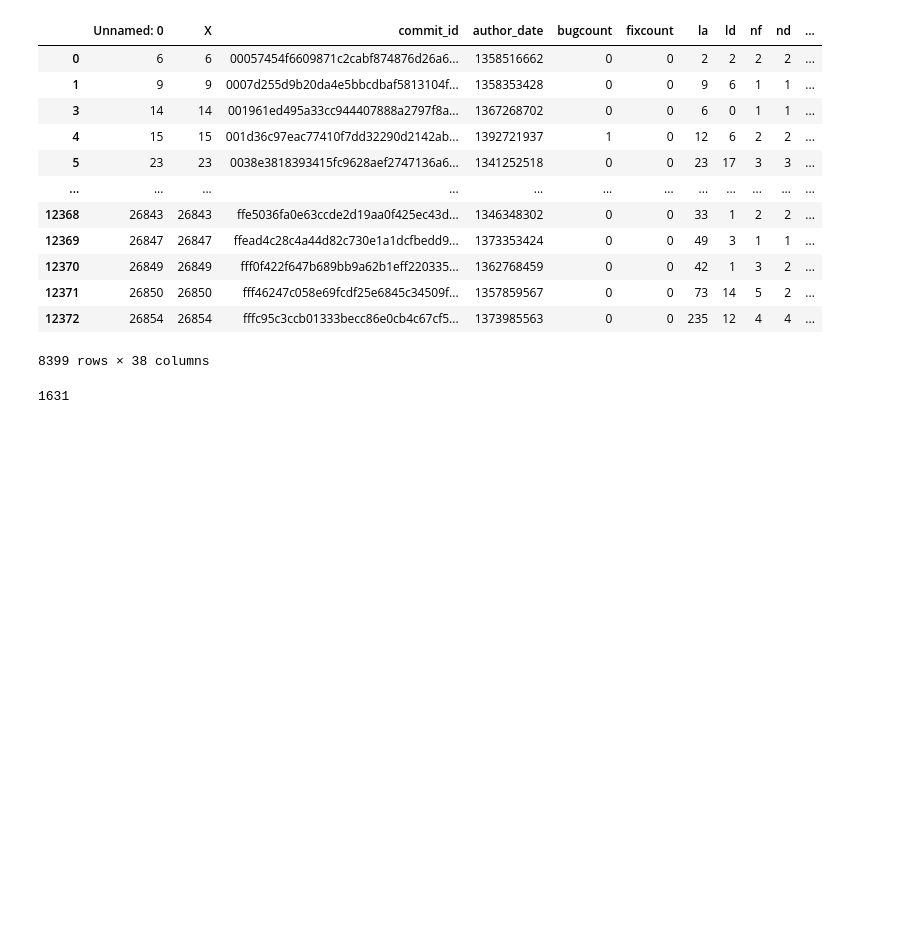
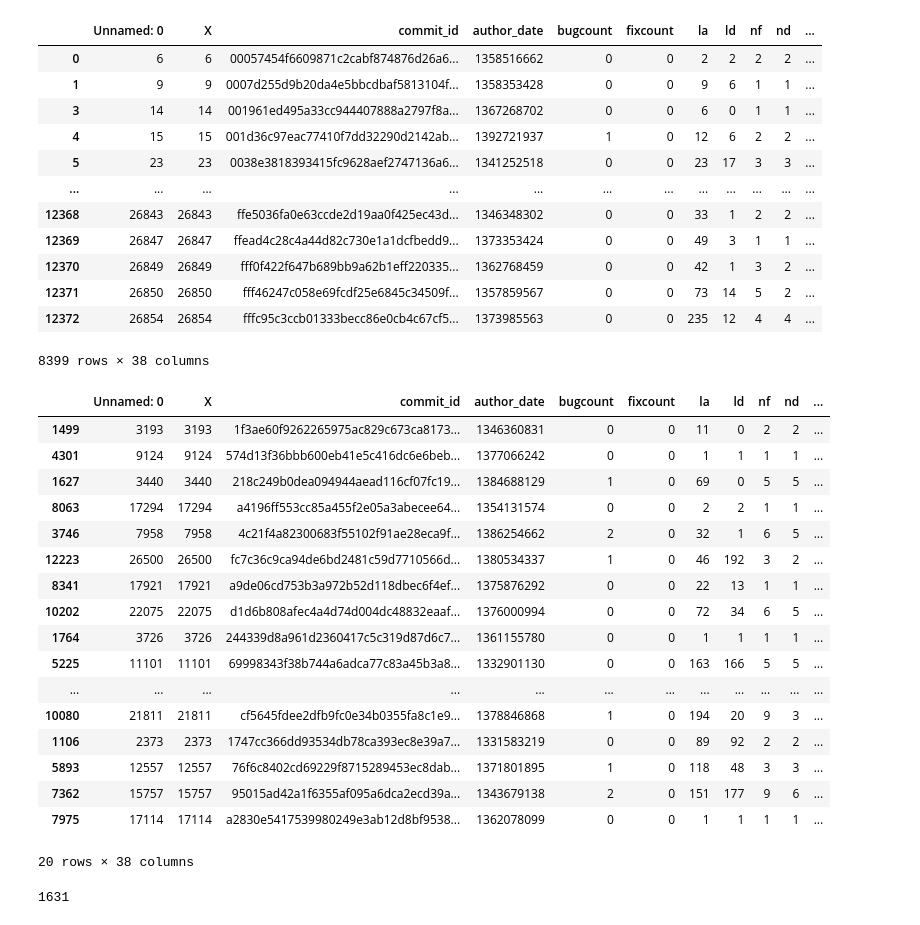
Before and after one commit to uw-swag/jit-bugpred, a Jupyter notebook: notebooks/moving_target.ipynb, the cells around one changed output. Saved outputs shown, nothing was run; the diff lists cells and outputs as text; code cells hidden in the pictures; blank space fills up the shorter version.

```diff
--- a/notebooks/moving_target.ipynb
+++ b/notebooks/moving_target.ipynb
@@ -607,6 +601,28 @@ rawdata
 | 12371 | 26850 | 26850 | fff46247c058e69fcdf25e6845c34509f... | 1357859567 | 0 | 0 | 73 | 14 | 5 | 2 | ... |
 | 12372 | 26854 | 26854 | fffc95c3ccb01333becc86e0cb4c67cf5... | 1373985563 | 0 | 0 | 235 | 12 | 4 | 4 | ... |
 8399 rows × 38 columns
+# %%
+rawdata = rawdata.sample(frac=1)
+rawdata.head(20)
+# %% [output]
+|  | Unnamed: 0 | X | commit_id | author_date | bugcount | fixcount | la | ld | nf | nd | ... |
+| 1499 | 3193 | 3193 | 1f3ae60f9262265975ac829c673ca8173... | 1346360831 | 0 | 0 | 11 | 0 | 2 | 2 | ... |
+| 4301 | 9124 | 9124 | 574d13f36bbb600eb41e5c416dc6e6beb... | 1377066242 | 0 | 0 | 1 | 1 | 1 | 1 | ... |
+| 1627 | 3440 | 3440 | 218c249b0dea094944aead116cf07fc19... | 1384688129 | 1 | 0 | 69 | 0 | 5 | 5 | ... |
+| 8063 | 17294 | 17294 | a4196ff553cc85a455f2e05a3abecee64... | 1354131574 | 0 | 0 | 2 | 2 | 1 | 1 | ... |
+| 3746 | 7958 | 7958 | 4c21f4a82300683f55102f91ae28eca9f... | 1386254662 | 2 | 0 | 32 | 1 | 6 | 5 | ... |
+| 12223 | 26500 | 26500 | fc7c36c9ca94de6bd2481c59d7710566d... | 1380534337 | 1 | 0 | 46 | 192 | 3 | 2 | ... |
+| 8341 | 17921 | 17921 | a9de06cd753b3a972b52d118dbec6f4ef... | 1375876292 | 0 | 0 | 22 | 13 | 1 | 1 | ... |
+| 10202 | 22075 | 22075 | d1d6b808afec4a4d74d004dc48832eaaf... | 1376000994 | 0 | 0 | 72 | 34 | 6 | 5 | ... |
+| 1764 | 3726 | 3726 | 244339d8a961d2360417c5c319d87d6c7... | 1361155780 | 0 | 0 | 1 | 1 | 1 | 1 | ... |
+| 5225 | 11101 | 11101 | 69998343f38b744a6adca77c83a45b3a8... | 1332901130 | 0 | 0 | 163 | 166 | 5 | 5 | ... |
+| ... | ... | ... | ... | ... | ... | ... | ... | ... | ... | ... | ... |
+| 10080 | 21811 | 21811 | cf5645fdee2dfb9fc0e34b0355fa8c1e9... | 1378846868 | 1 | 0 | 194 | 20 | 9 | 3 | ... |
+| 1106 | 2373 | 2373 | 1747cc366dd93534db78ca393ec8e39a7... | 1331583219 | 0 | 0 | 89 | 92 | 2 | 2 | ... |
+| 5893 | 12557 | 12557 | 76f6c8402cd69229f8715289453ec8dab... | 1371801895 | 1 | 0 | 118 | 48 | 3 | 3 | ... |
+| 7362 | 15757 | 15757 | 95015ad42a1f6355af095a6dca2ecd39a... | 1343679138 | 2 | 0 | 151 | 177 | 9 | 6 | ... |
+| 7975 | 17114 | 17114 | a2830e5417539980249e3ab12d8bf9538... | 1362078099 | 0 | 0 | 1 | 1 | 1 | 1 | ... |
+20 rows × 38 columns
 # %%
 buggy = rawdata[rawdata['buggy'] == True]['commit_id'].tolist()
 len(buggy)
```
Also changed, not shown: parts of 9 cells of this notebook, 5 other files.
